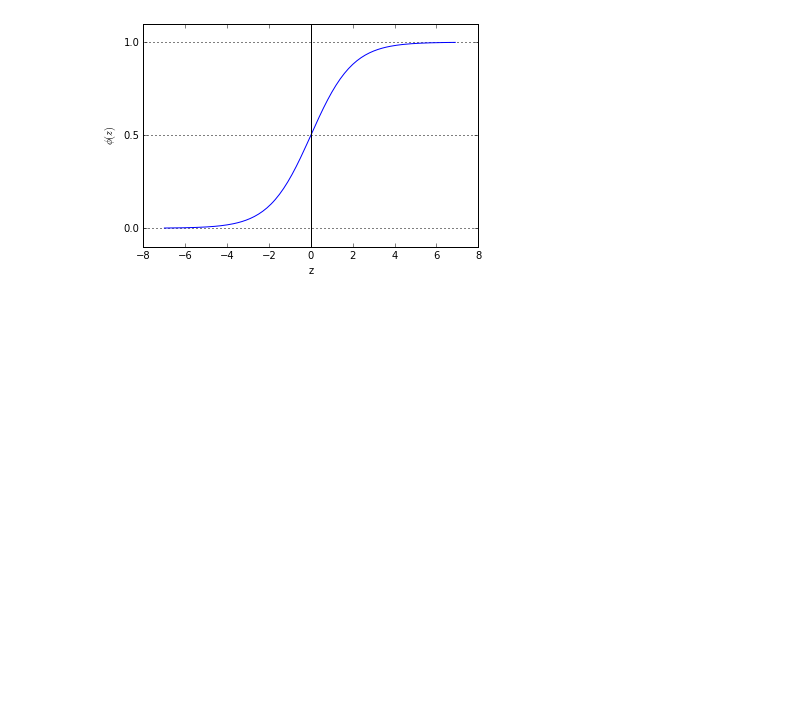
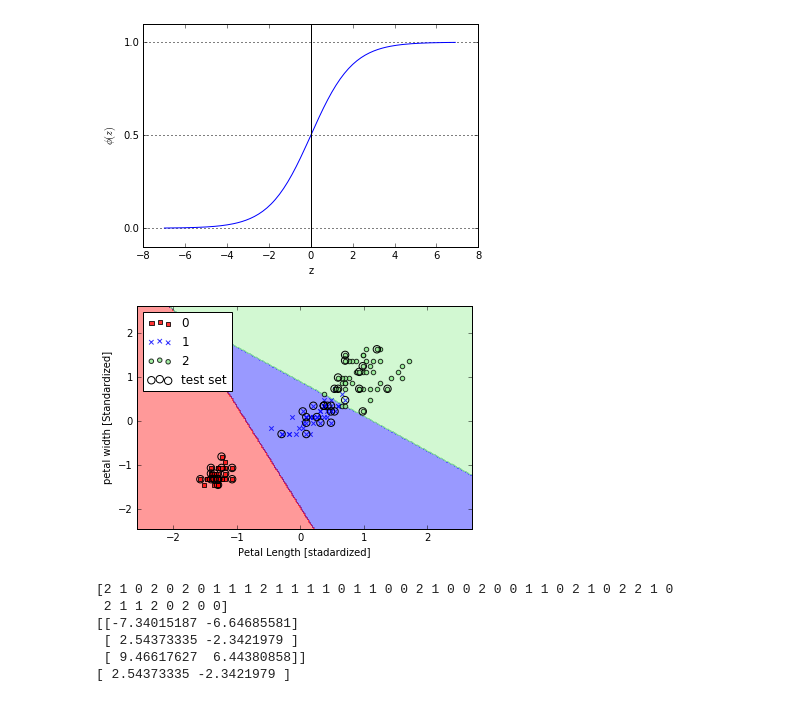
Before and after one commit to abhikbanerjee/MachineLearning, a Jupyter notebook: Python_Machine_Learning/src/Python_ML_Sklearn_book.ipynb, the cells around one changed output. Saved outputs shown, nothing was run; the diff lists cells and outputs as text; code cells hidden in the pictures; blank space fills up the shorter version.

Commit message:
Added LR code using SKlearn

```diff
--- a/Python_Machine_Learning/src/Python_ML_Sklearn_book.ipynb
+++ b/Python_Machine_Learning/src/Python_ML_Sklearn_book.ipynb
@@ -305,3 +305,28 @@ plt.ylabel('$\phi(z)$')
 plt.show()
 # %% [output]
 [figure]
+# %%
+# Train a LR model , and generate the decision boundary for the samples.
+from sklearn.linear_model import LogisticRegression
+lr = LogisticRegression(C=1000.00, random_state=0) # C is the inverse of lambda which is the regularization parameter
+lr.fit(X_train_std, y_train)
+plot_decision_regions(X_combined_std, y_combined, classifier=lr,test_idx=range(105,150))
+plt.xlabel('Petal Length [stadardized]')
+plt.ylabel('petal width [Standardized]')
+plt.legend(loc='upper left')
+plt.show()
+# %% [output]
+[figure, added]
+# %%
+# predict class label and predict class probabilities for each of the test samples
+print lr.predict(X_test_std)
+#print lr.predict_proba(X_test_std)
+print (lr.coef_)
+print (lr.coef_[1])
+# %% [output]
+[2 1 0 2 0 2 0 1 1 1 2 1 1 1 1 0 1 1 0 0 2 1 0 0 2 0 0 1 1 0 2 1 0 2 2 1 0
+ 2 1 1 2 0 2 0 0]
+[[-7.34015187 -6.64685581]
+ [ 2.54373335 -2.3421979 ]
+ [ 9.46617627  6.44380858]]
+[ 2.54373335 -2.3421979 ]
```
Also changed, not shown: parts of 4 cells of this notebook.
